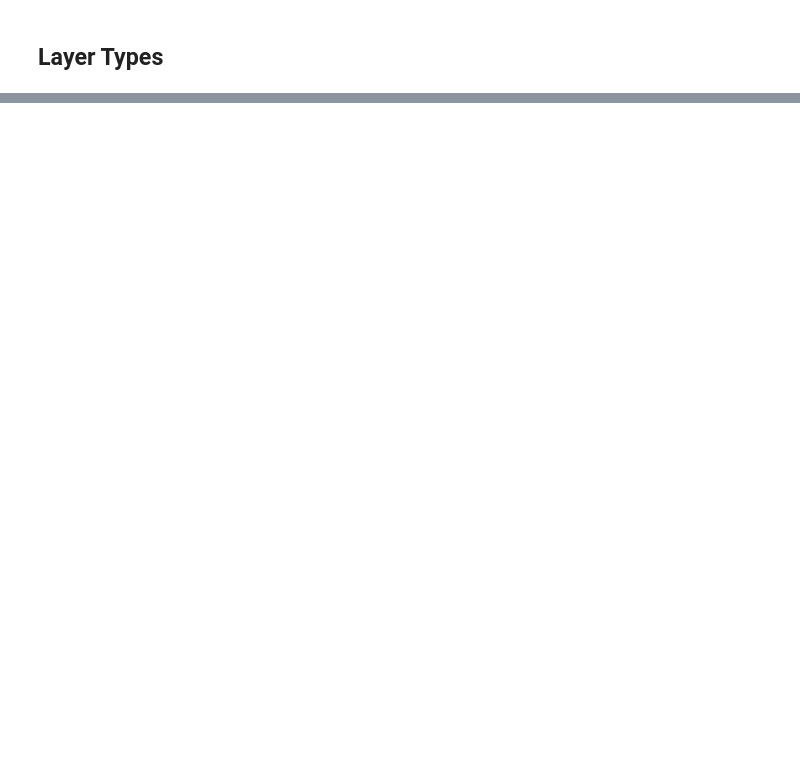
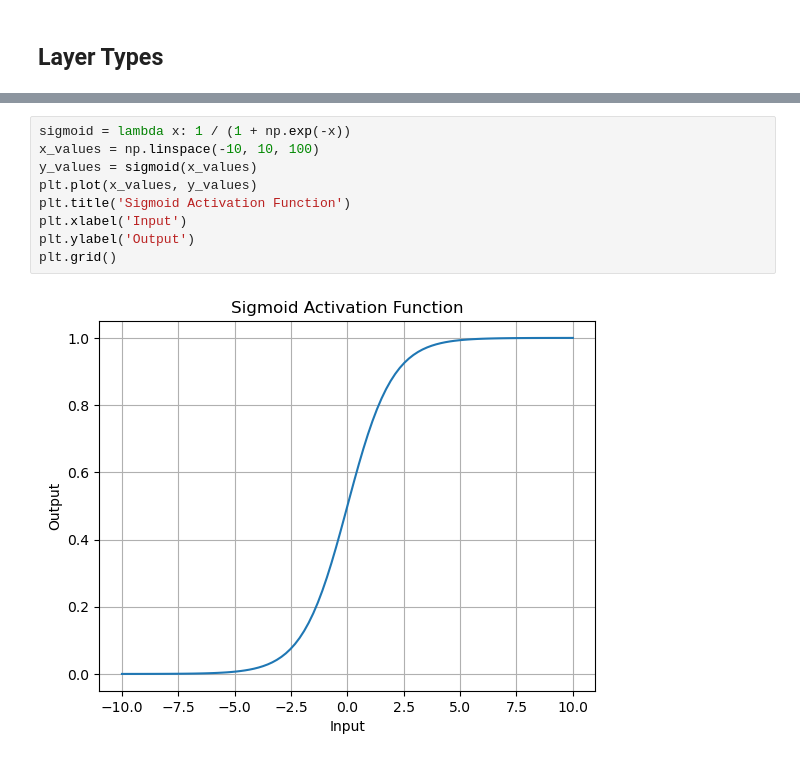
Before and after one commit to PaulToronto/Packt-PyTorch, a Jupyter notebook: Notebooks/1-3 - Foundations and Core Concepts of PyTorch - Deep Learning Introduction.ipynb, the cells around one changed output, grey strips where cells are left out. Drawn from its saved outputs; the diff is of its cells as text; blank space fills up the shorter version.

```diff
--- a/Notebooks/1-3 - Foundations and Core Concepts of PyTorch - Deep Learning Introduction.ipynb
+++ b/Notebooks/1-3 - Foundations and Core Concepts of PyTorch - Deep Learning Introduction.ipynb
@@ -203,0 +349,11 @@ Converged after 3 epochs
+# %%
+sigmoid = lambda x: 1 / (1 + np.exp(-x))
+x_values = np.linspace(-10, 10, 100)
+y_values = sigmoid(x_values)
+plt.plot(x_values, y_values)
+plt.title('Sigmoid Activation Function')
+plt.xlabel('Input')
+plt.ylabel('Output')
+plt.grid()
+# %% [output]
+[figure, added]
```
Also changed, not shown: parts of 31 cells of this notebook, 2 other files.
